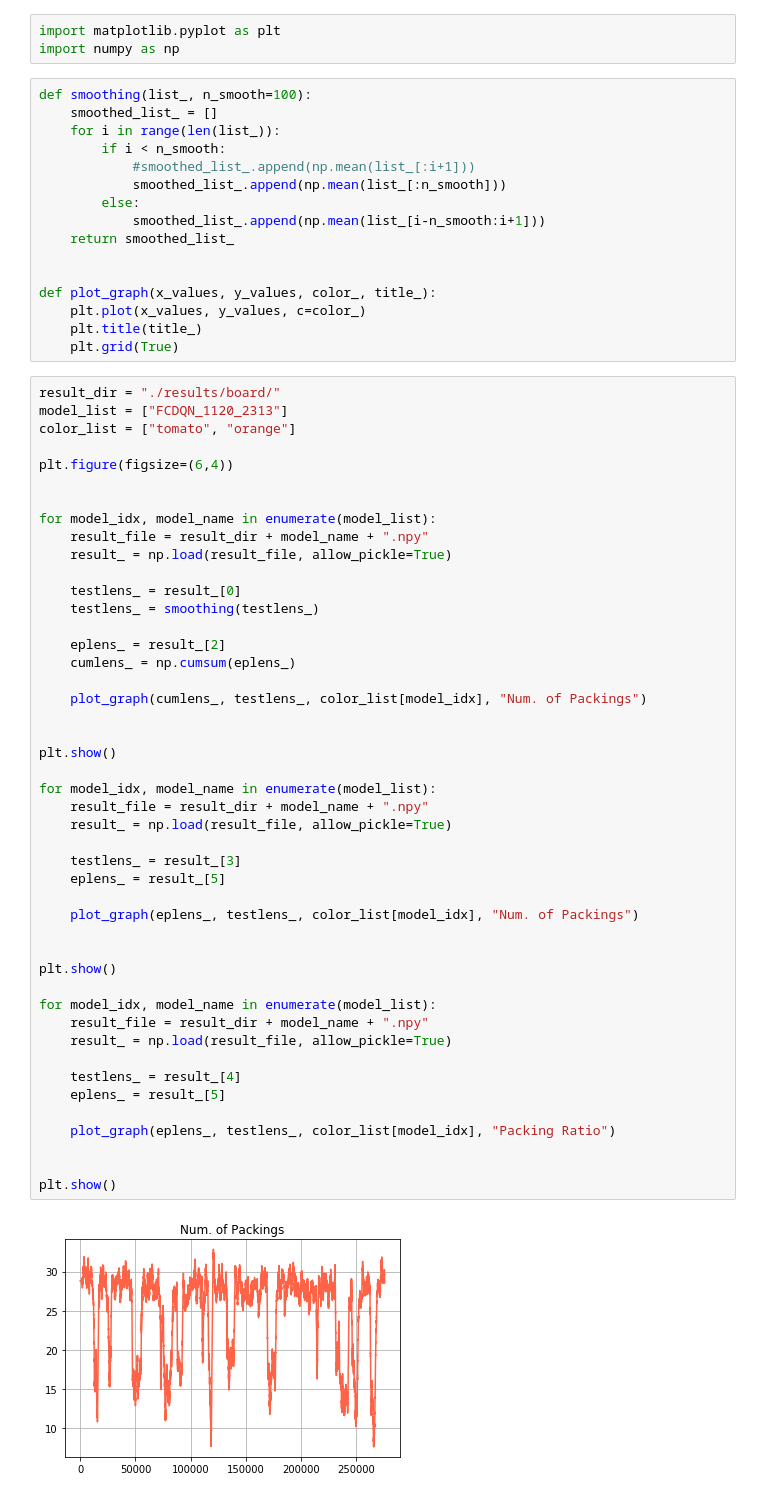
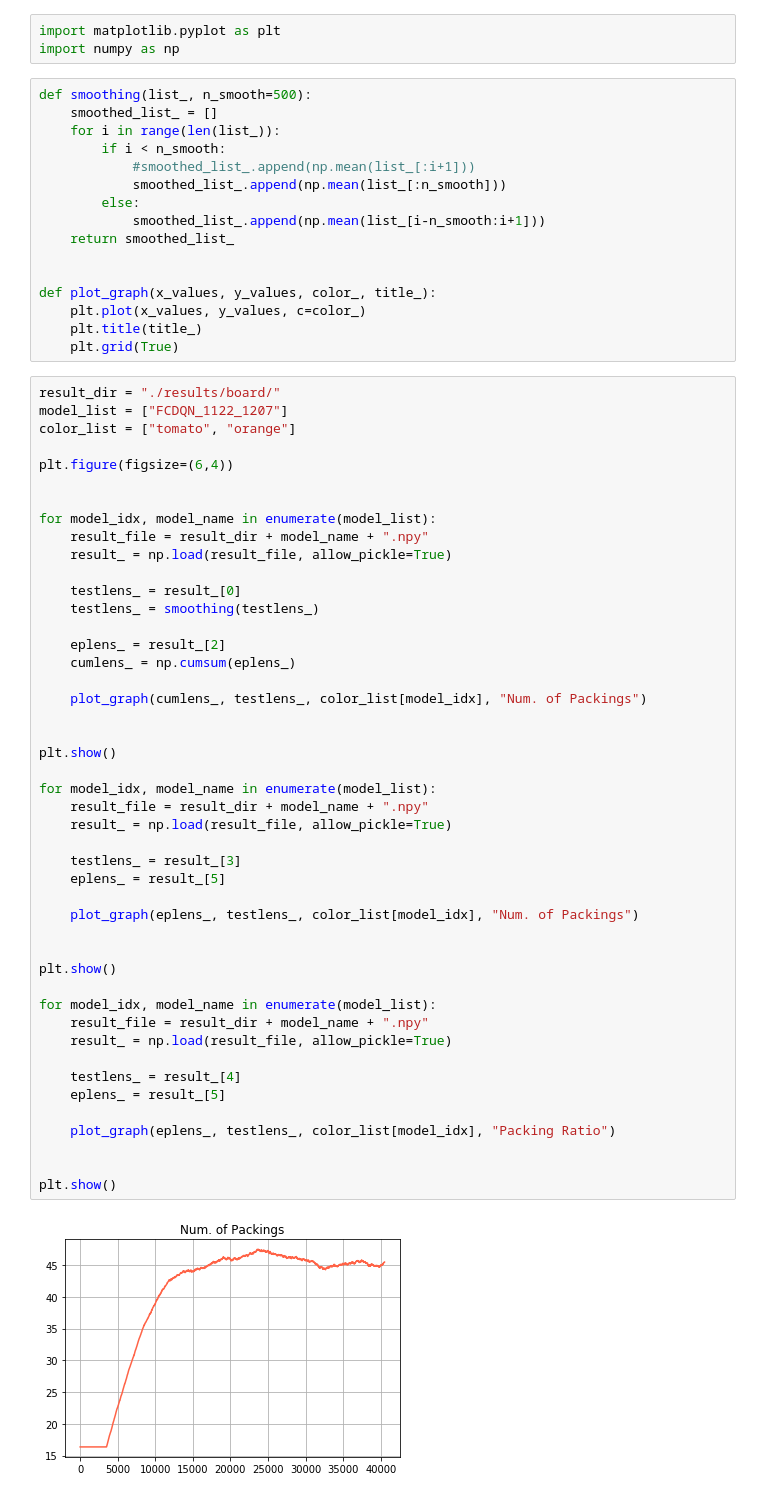
Before and after one commit to hogunkee/PalletLoading_skt, a Jupyter notebook: Results.ipynb, the cells around one changed output. Cells and saved outputs as stored; diff of their text form.

```diff
--- a/Results.ipynb
+++ b/Results.ipynb
@@ -2,7 +2,7 @@
 import matplotlib.pyplot as plt
 import numpy as np
 # %%
-def smoothing(list_, n_smooth=100):
+def smoothing(list_, n_smooth=500):
     smoothed_list_ = []
     for i in range(len(list_)):
         if i < n_smooth:
@@ -19,7 +19,7 @@ def plot_graph(x_values, y_values, color_, title_):
     plt.grid(True)
 # %%
 result_dir = "./results/board/"
-model_list = ["FCDQN_1120_2313"]
+model_list = ["FCDQN_1122_1207"]
 color_list = ["tomato", "orange"]
 
 plt.figure(figsize=(6,4))
@@ -37,31 +37,31 @@ for model_idx, model_name in enumerate(model_list):
 
     plot_graph(cumlens_, testlens_, color_list[model_idx], "Num. of Packings")
 
 
 plt.show()
 
 for model_idx, model_name in enumerate(model_list):
     result_file = result_dir + model_name + ".npy"
     result_ = np.load(result_file, allow_pickle=True)
 
     testlens_ = result_[3]
     eplens_ = result_[5]
 
     plot_graph(eplens_, testlens_, color_list[model_idx], "Num. of Packings")
 
 
 plt.show()
 
 for model_idx, model_name in enumerate(model_list):
     result_file = result_dir + model_name + ".npy"
     result_ = np.load(result_file, allow_pickle=True)
 
     testlens_ = result_[4]
     eplens_ = result_[5]
 
     plot_graph(eplens_, testlens_, color_list[model_idx], "Packing Ratio")
 
 
 plt.show()
 # %% [output]
-[figure, old version]
+[figure, new version]
```
Also changed, not shown: parts of 2 cells of this notebook, 10 other files.
